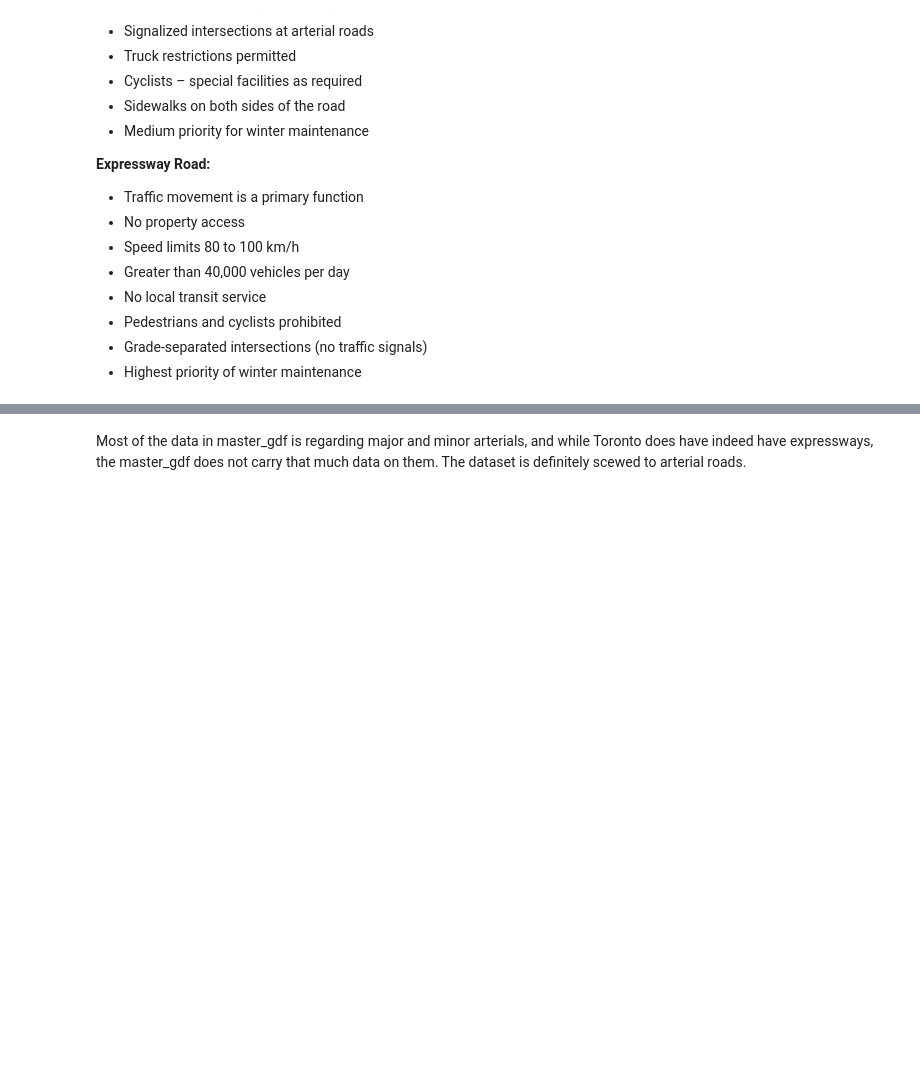
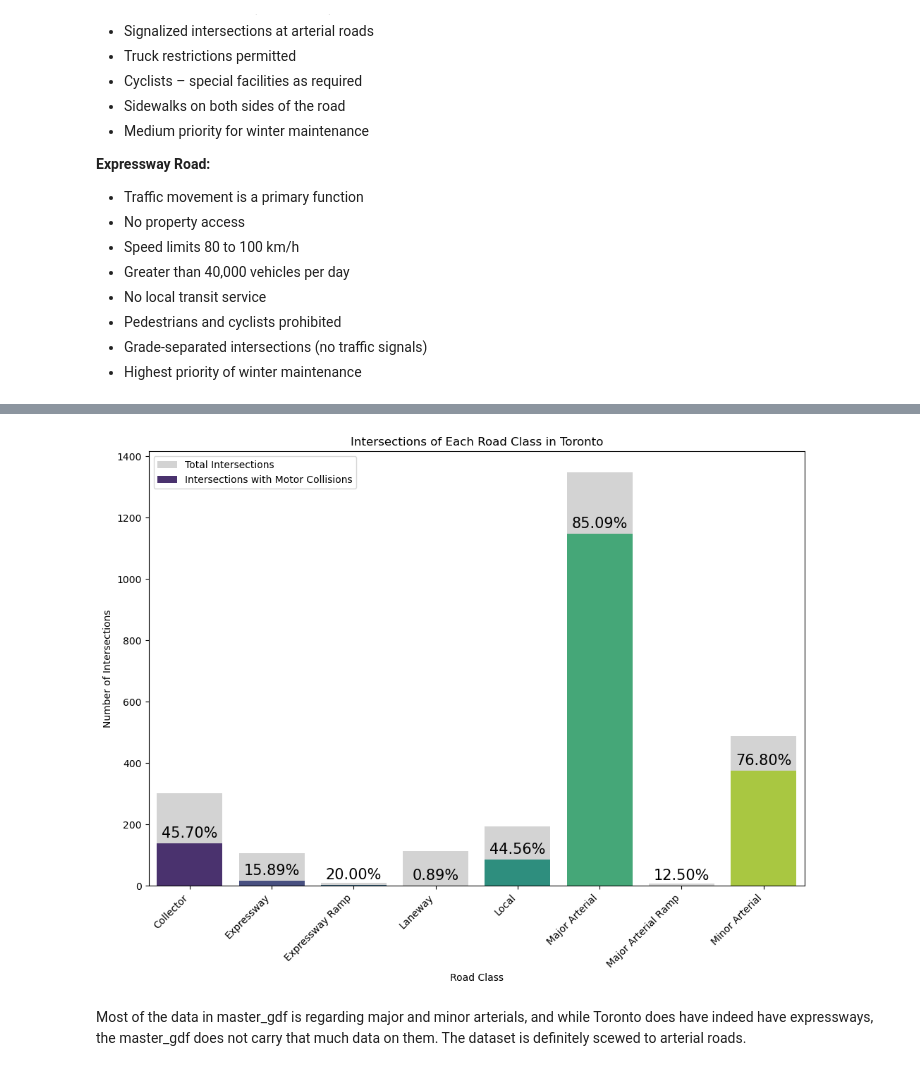
Before and after one commit to nadiamohsin/DEADLY-COLLISION-PROJECT, a Jupyter notebook: Intersection Characteristics Analysis of master_gdf.ipynb, the cells around one changed output, grey strips where cells are left out. Saved outputs shown, nothing was run; the diff lists cells and outputs as text; code cells hidden in the pictures; blank space fills up the shorter version.

```diff
--- a/Intersection Characteristics Analysis of master_gdf.ipynb
+++ b/Intersection Characteristics Analysis of master_gdf.ipynb
@@ -118,3 +206,52 @@ plt.show()
+# %%
+# data
+intersection_counts_by_road_class1 = master_gdf.groupby('ROAD_CLASS')['count_location'].nunique().reset_index(name='Number_of_Unique_Intersections')
+
+# Filter out 'None' and 'Other' road classes
+filtered_data = intersection_counts_by_road_class1[~intersection_counts_by_road_class1['ROAD_CLASS'].isin(['None', 'Other'])]
+
+# Total intersections data
+total_intersections = {
+    'Collector': 302,
+    'Expressway': 107,
+    'Expressway Ramp': 10,
+    'Laneway': 112,
+    'Local': 193,
+    'Major Arterial': 1348,
+    'Major Arterial Ramp': 8,
+    'Minor Arterial': 487,
+}
+
+# Convert total intersections data to a DataFrame
+total_intersections_df = pd.DataFrame(list(total_intersections.items()), columns=['ROAD_CLASS', 'Total_Intersections'])
+
+# Merge the two DataFrames on 'ROAD_CLASS'
+merged_data = pd.merge(filtered_data, total_intersections_df, on='ROAD_CLASS')
+
+# Calculate the percentage of collisions for each road class
+merged_data['Collision_Percentage'] = (merged_data['Number_of_Unique_Intersections'] / merged_data['Total_Intersections']) * 100
+
+# Plotting the data
+plt.figure(figsize=(12, 8))
+
+# Plot total intersections
+sns.barplot(x='ROAD_CLASS', y='Total_Intersections', data=merged_data, color='lightgray', label='Total Intersections')
+
+# Plot unique intersections with collisions
+sns.barplot(x='ROAD_CLASS', y='Number_of_Unique_Intersections', data=merged_data, palette='viridis', label='Intersections with Motor Collisions')
+
+# Annotate with collision percentage
+for index, row in merged_data.iterrows():
+    plt.text(index, row['Number_of_Unique_Intersections'] + 10, f'{row["Collision_Percentage"]:.2f}%', ha='center', va='bottom', fontsize=15, color='black')
+
+plt.title('Intersections of Each Road Class in Toronto')
+plt.xlabel('Road Class')
+plt.ylabel('Number of Intersections')
+plt.xticks(rotation=45, ha='right')
+plt.legend()
+plt.show()
+# %% [output]
+[figure, added]
 # %% [markdown]
 Most of the data in master_gdf is regarding major and minor arterials, and while Toronto does have indeed have expressways, the master_gdf does not carry that much data on them. The dataset is definitely scewed to arterial roads.
 # %%
```
Also changed, not shown: parts of 16 cells of this notebook, 1 other file.
